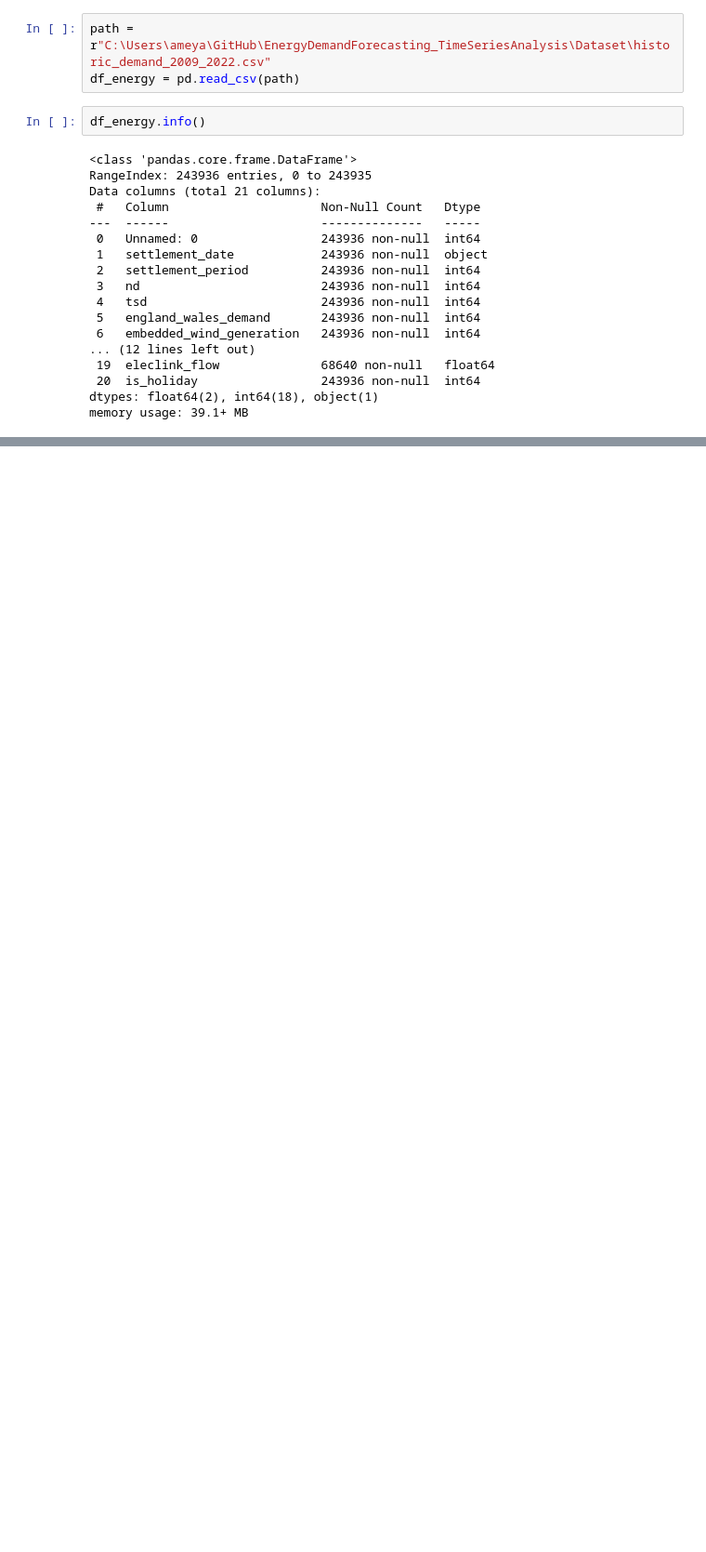
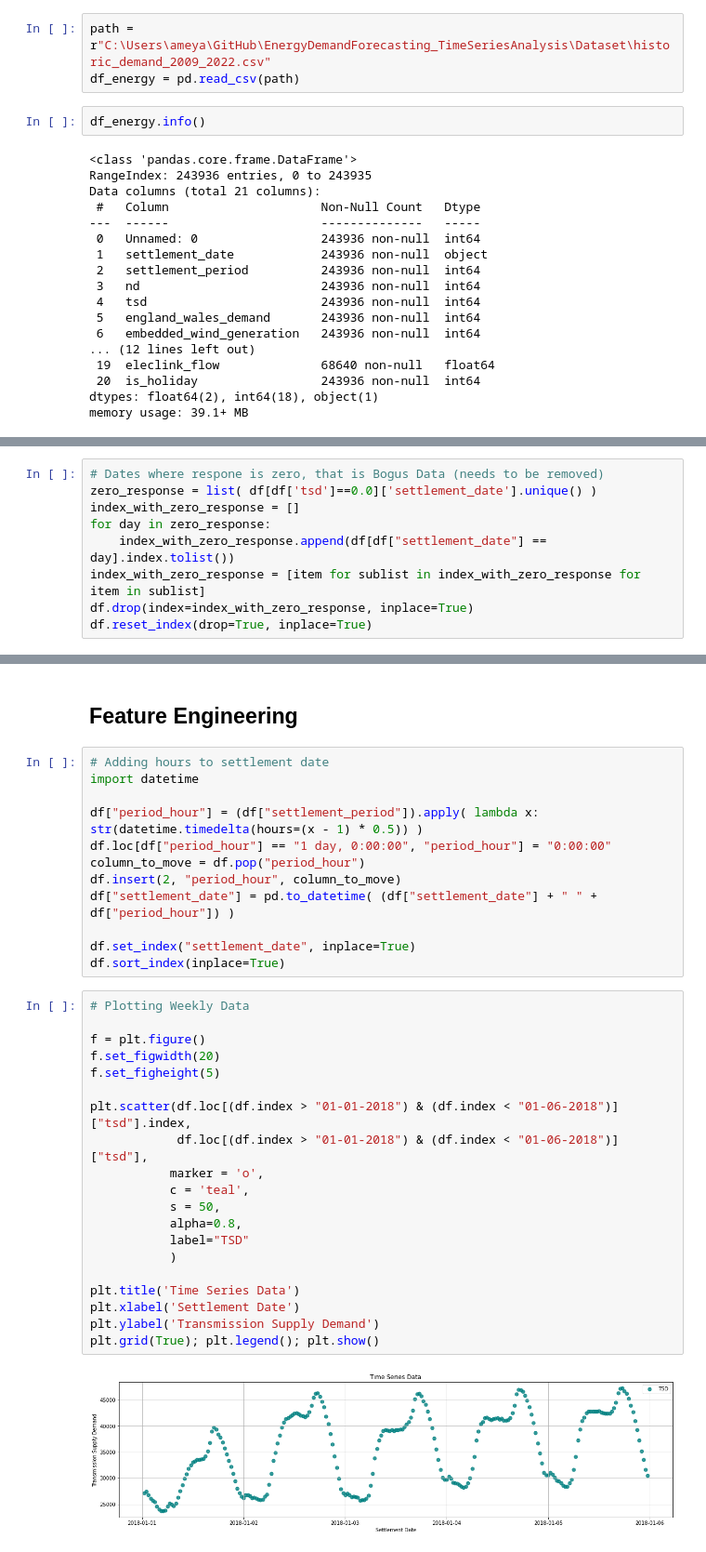
Before and after one commit to ameyak2310/EnergyDemandForecasting_TimeSeriesAnalysis, a Jupyter notebook: EnergyDemandForecast.ipynb, the cells around one changed output, grey strips where cells are left out. Shown at 93% size. Drawn from its saved outputs; the diff is of its cells as text; blank space fills up the shorter version.

```diff
--- a/EnergyDemandForecast.ipynb
+++ b/EnergyDemandForecast.ipynb
@@ -60,0 +95,9 @@ dtype: bool
+# %%
+# Dates where respone is zero, that is Bogus Data (needs to be removed)
+zero_response = list( df[df['tsd']==0.0]['settlement_date'].unique() )
+index_with_zero_response = []
+for day in zero_response:
+    index_with_zero_response.append(df[df["settlement_date"] == day].index.tolist())
+index_with_zero_response = [item for sublist in index_with_zero_response for item in sublist]
+df.drop(index=index_with_zero_response, inplace=True)
+df.reset_index(drop=True, inplace=True)
@@ -60,0 +111,36 @@ dtype: bool
+# %% [markdown]
+## Feature Engineering
+# %%
+# Adding hours to settlement date
+import datetime
+
+df["period_hour"] = (df["settlement_period"]).apply( lambda x: str(datetime.timedelta(hours=(x - 1) * 0.5)) )
+df.loc[df["period_hour"] == "1 day, 0:00:00", "period_hour"] = "0:00:00"
+column_to_move = df.pop("period_hour")
+df.insert(2, "period_hour", column_to_move)
+df["settlement_date"] = pd.to_datetime( (df["settlement_date"] + " " + df["period_hour"]) )
+
+df.set_index("settlement_date", inplace=True)
+df.sort_index(inplace=True)
+# %%
+# Plotting Weekly Data
+
+f = plt.figure()
+f.set_figwidth(20)
+f.set_figheight(5)
+
+plt.scatter(df.loc[(df.index > "01-01-2018") & (df.index < "01-06-2018")]["tsd"].index,
+            df.loc[(df.index > "01-01-2018") & (df.index < "01-06-2018")]["tsd"],
+           marker = 'o',
+           c = 'teal',
+           s = 50,
+           alpha=0.8,
+           label="TSD"
+           )
+
+plt.title('Time Series Data')
+plt.xlabel('Settlement Date')
+plt.ylabel('Transmission Supply Demand')
+plt.grid(True); plt.legend(); plt.show()
+# %% [output]
+[figure, added]
```
Also changed, not shown: parts of 62 cells of this notebook, 2 other files.
